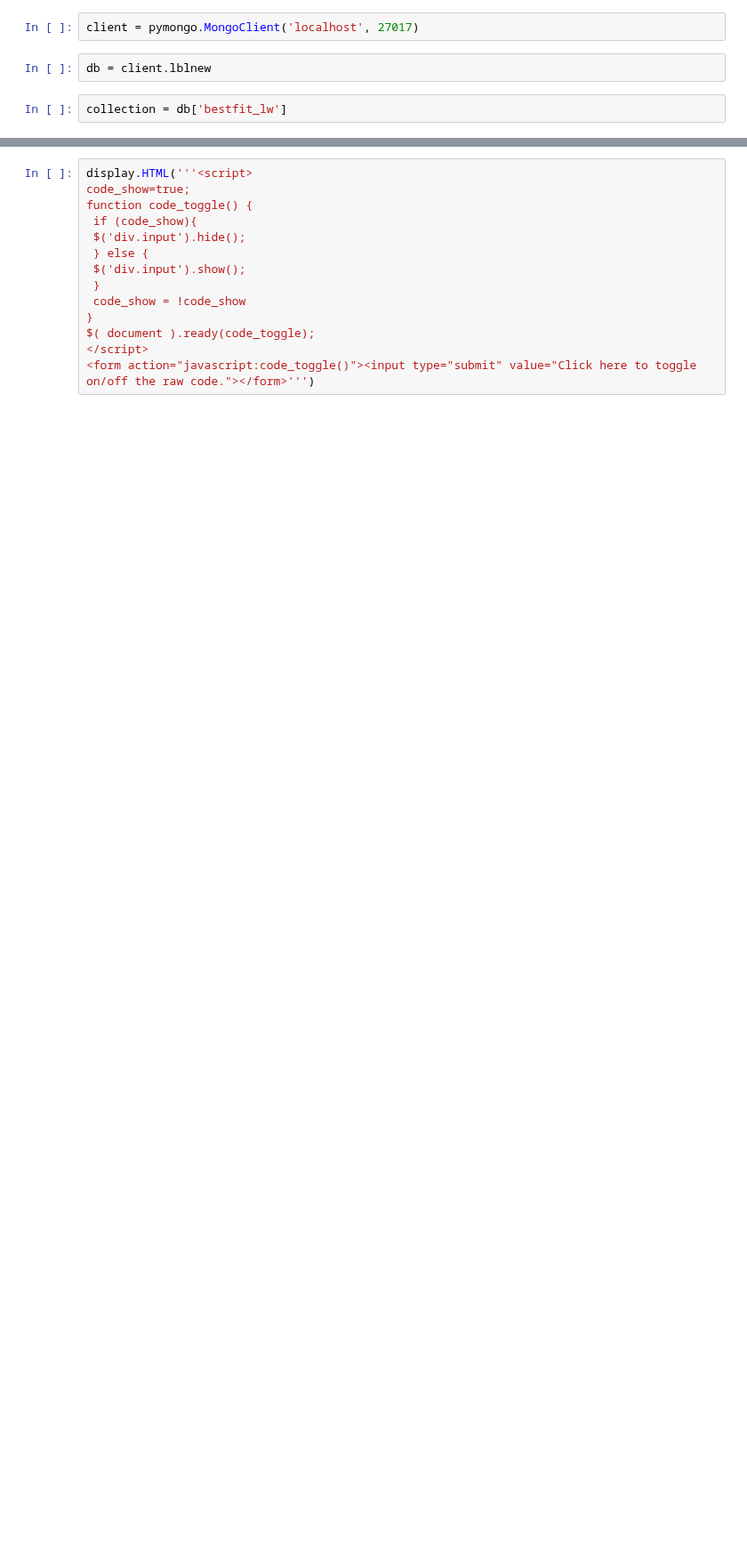
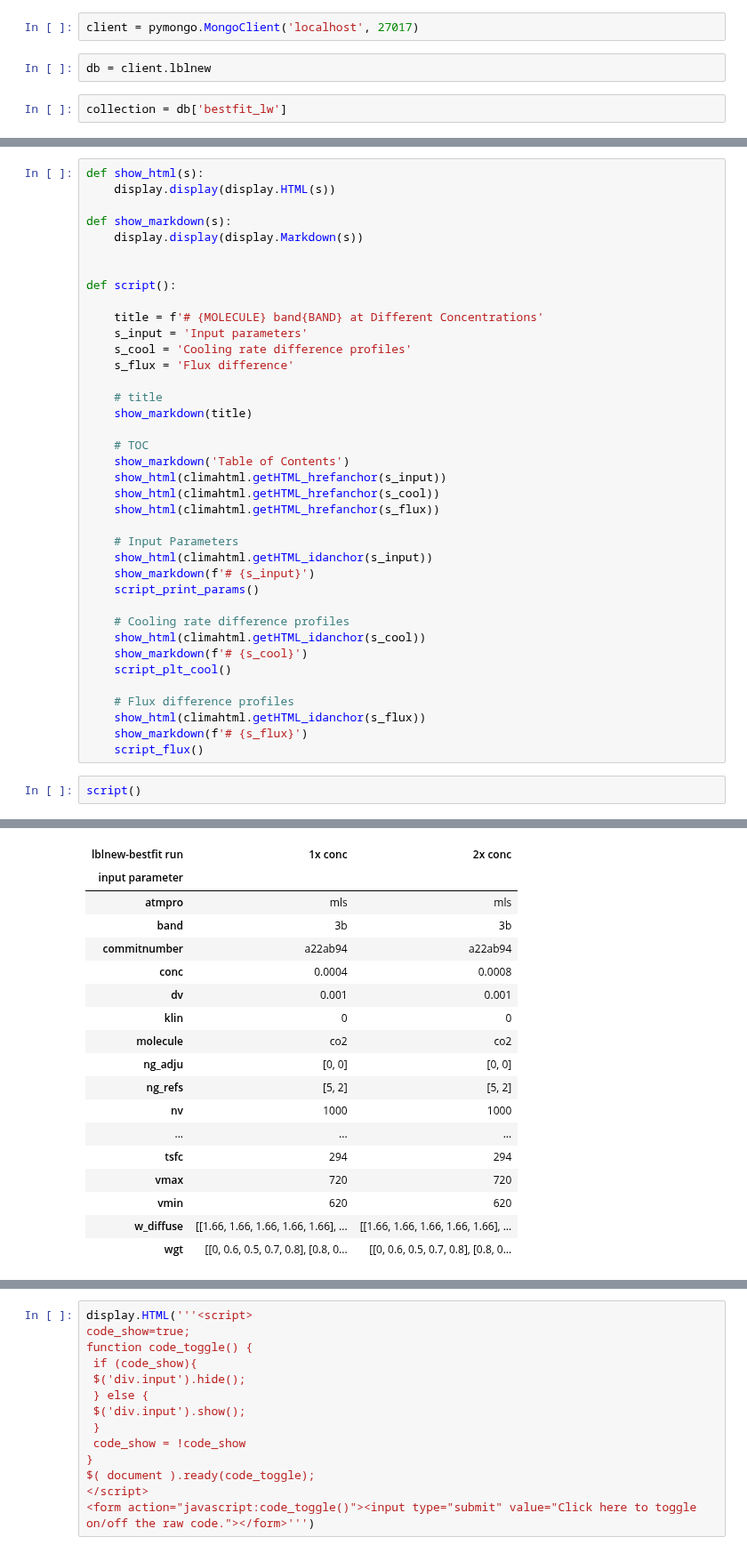
Before and after one commit to qAp/analysis_-_new_kdist_param, a Jupyter notebook: clirad-lw_sensitivity_co2_band4.ipynb, the cells around one changed output, grey strips where cells are left out. Shown at 89% size. Saved outputs shown, nothing was run; the diff lists cells and outputs as text; blank space fills up the shorter version.

Commit message:
co2 band4. 2x - 1x conc. cooling rates

```diff
--- a/clirad-lw_sensitivity_co2_band4.ipynb
+++ b/clirad-lw_sensitivity_co2_band4.ipynb
@@ -191,0 +311,41 @@ show_tbs(data=tbdata_flux())
+# %%
+def show_html(s):
+    display.display(display.HTML(s))
+
+def show_markdown(s):
+    display.display(display.Markdown(s))
+
+
+def script():
+
+    title = f'# {MOLECULE} band{BAND} at Different Concentrations'
+    s_input = 'Input parameters'
+    s_cool = 'Cooling rate difference profiles'
+    s_flux = 'Flux difference'
+
+    # title
+    show_markdown(title)
+
+    # TOC
+    show_markdown('Table of Contents')
+    show_html(climahtml.getHTML_hrefanchor(s_input))
+    show_html(climahtml.getHTML_hrefanchor(s_cool))
+    show_html(climahtml.getHTML_hrefanchor(s_flux))
+
+    # Input Parameters
+    show_html(climahtml.getHTML_idanchor(s_input))
+    show_markdown(f'# {s_input}')
+    script_print_params()
+
+    # Cooling rate difference profiles
+    show_html(climahtml.getHTML_idanchor(s_cool))
+    show_markdown(f'# {s_cool}')
+    script_plt_cool()
+
+    # Flux difference profiles
+    show_html(climahtml.getHTML_idanchor(s_flux))
+    show_markdown(f'# {s_flux}')
+    script_flux()
+# %%
+script()
+# %% [output]
@@ -191,0 +359,18 @@ show_tbs(data=tbdata_flux())
+| lblnew-bestfit run | 1x conc | 2x conc |
+| input parameter |  |  |
+| atmpro | mls | mls |
+| band | 3b | 3b |
+| commitnumber | a22ab94 | a22ab94 |
+| conc | 0.0004 | 0.0008 |
+| dv | 0.001 | 0.001 |
+| klin | 0 | 0 |
+| molecule | co2 | co2 |
+| ng_adju | [0, 0] | [0, 0] |
+| ng_refs | [5, 2] | [5, 2] |
+| nv | 1000 | 1000 |
+| ... | ... | ... |
+| tsfc | 294 | 294 |
+| vmax | 720 | 720 |
+| vmin | 620 | 620 |
+| w_diffuse | [[1.66, 1.66, 1.66, 1.66, 1.66], ... | [[1.66, 1.66, 1.66, 1.66, 1.66], ... |
+| wgt | [[0, 0.6, 0.5, 0.7, 0.8], [0.8, 0... | [[0, 0.6, 0.5, 0.7, 0.8], [0.8, 0... |
```
Also changed, not shown: parts of 9 cells of this notebook.
